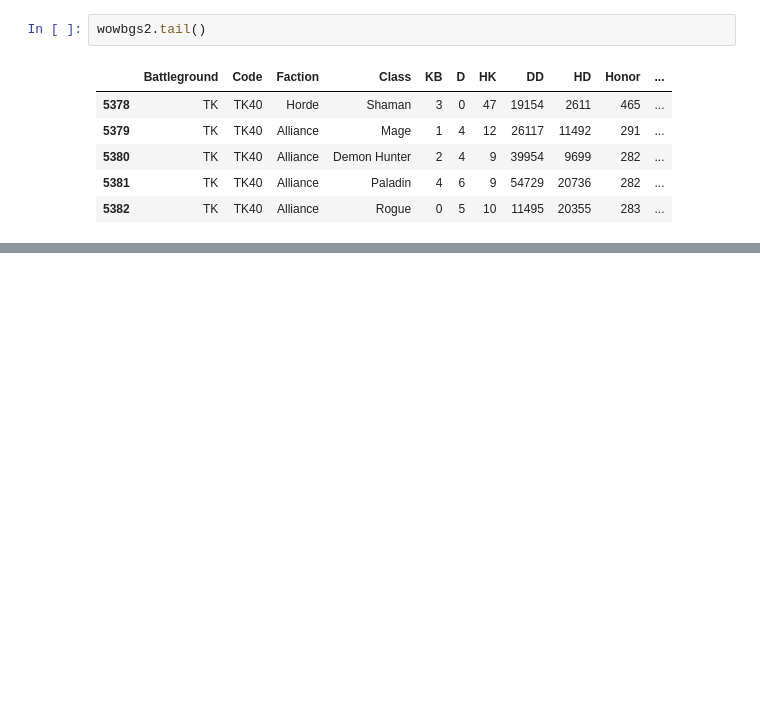
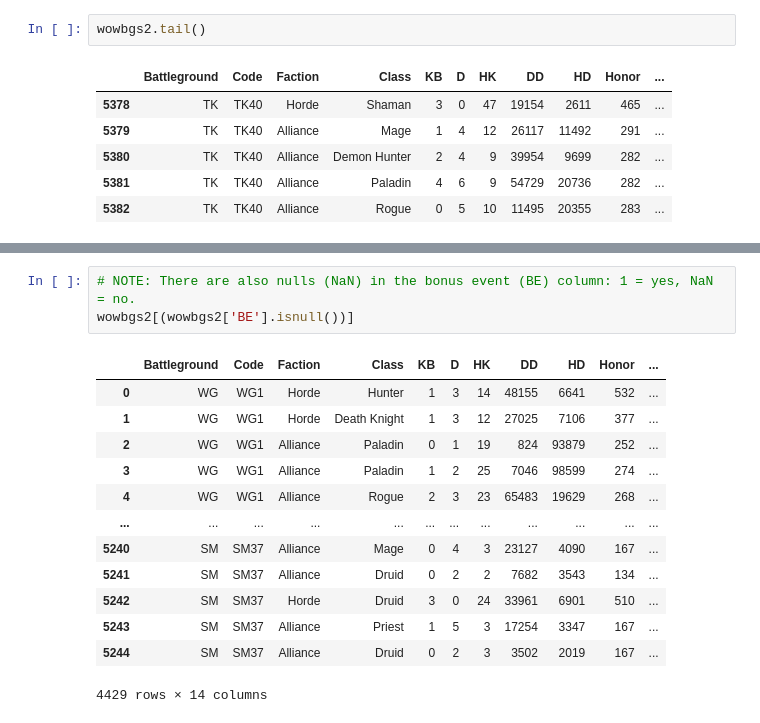
Before and after one commit to Aurelila/wow_data, a Jupyter notebook: world-of-warcraft-bg-dataset.ipynb, the cells around one changed output, grey strips where cells are left out. Cells and saved outputs as stored; diff of their text form; blank space fills up the shorter version.

```diff
--- a/world-of-warcraft-bg-dataset.ipynb
+++ b/world-of-warcraft-bg-dataset.ipynb
@@ -90,0 +119,17 @@ wowbgs2.describe()
+# %%
+# NOTE: There are also nulls (NaN) in the bonus event (BE) column: 1 = yes, NaN = no.
+wowbgs2[(wowbgs2['BE'].isnull())]
+# %% [output]
+|  | Battleground | Code | Faction | Class | KB | D | HK | DD | HD | Honor | ... |
+| 0 | WG | WG1 | Horde | Hunter | 1 | 3 | 14 | 48155 | 6641 | 532 | ... |
+| 1 | WG | WG1 | Horde | Death Knight | 1 | 3 | 12 | 27025 | 7106 | 377 | ... |
+| 2 | WG | WG1 | Alliance | Paladin | 0 | 1 | 19 | 824 | 93879 | 252 | ... |
+| 3 | WG | WG1 | Alliance | Paladin | 1 | 2 | 25 | 7046 | 98599 | 274 | ... |
+| 4 | WG | WG1 | Alliance | Rogue | 2 | 3 | 23 | 65483 | 19629 | 268 | ... |
+| ... | ... | ... | ... | ... | ... | ... | ... | ... | ... | ... | ... |
+| 5240 | SM | SM37 | Alliance | Mage | 0 | 4 | 3 | 23127 | 4090 | 167 | ... |
+| 5241 | SM | SM37 | Alliance | Druid | 0 | 2 | 2 | 7682 | 3543 | 134 | ... |
+| 5242 | SM | SM37 | Horde | Druid | 3 | 0 | 24 | 33961 | 6901 | 510 | ... |
+| 5243 | SM | SM37 | Alliance | Priest | 1 | 5 | 3 | 17254 | 3347 | 167 | ... |
+| 5244 | SM | SM37 | Alliance | Druid | 0 | 2 | 3 | 3502 | 2019 | 167 | ... |
+4429 rows × 14 columns
```
Also changed, not shown: parts of 6 cells of this notebook.
